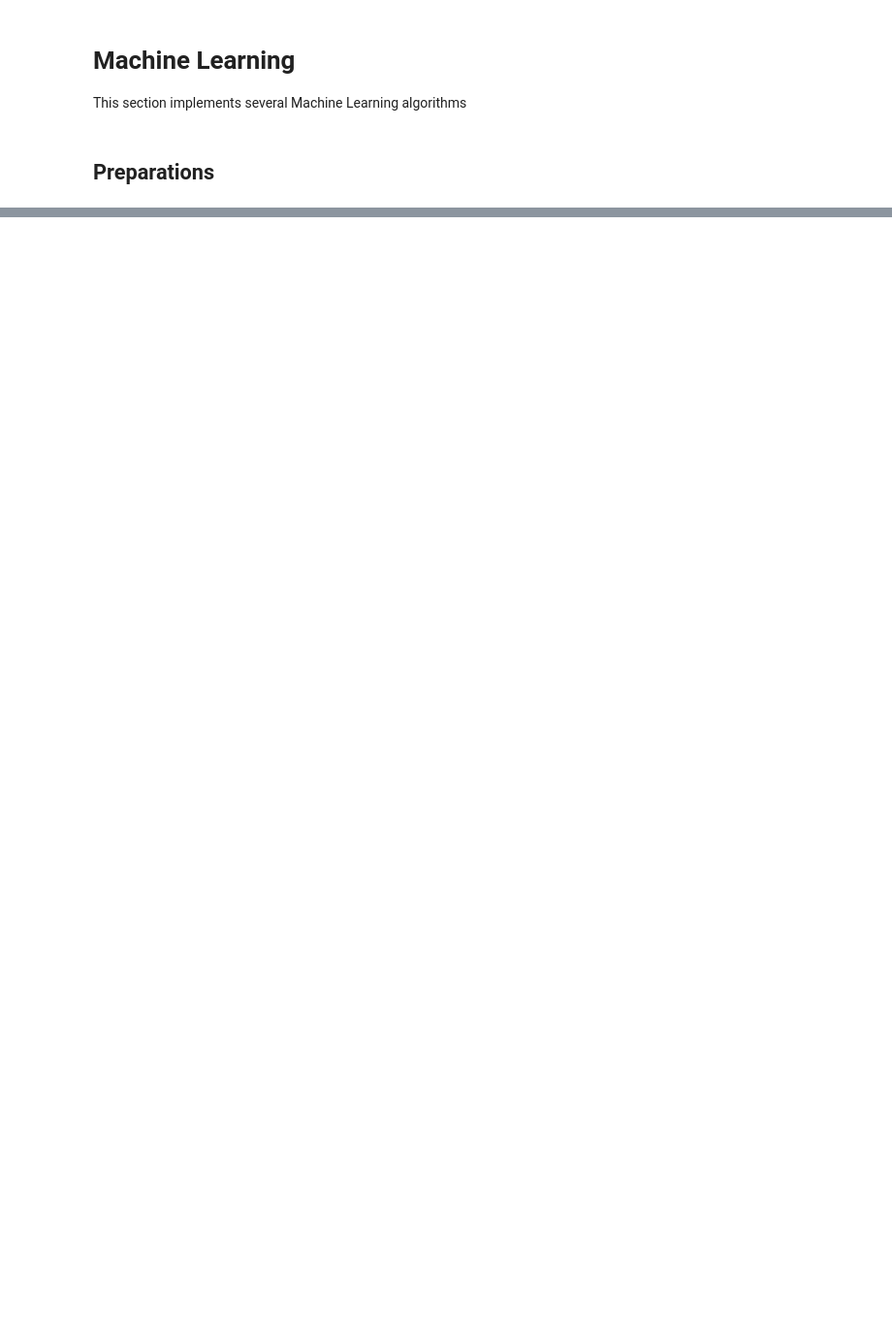
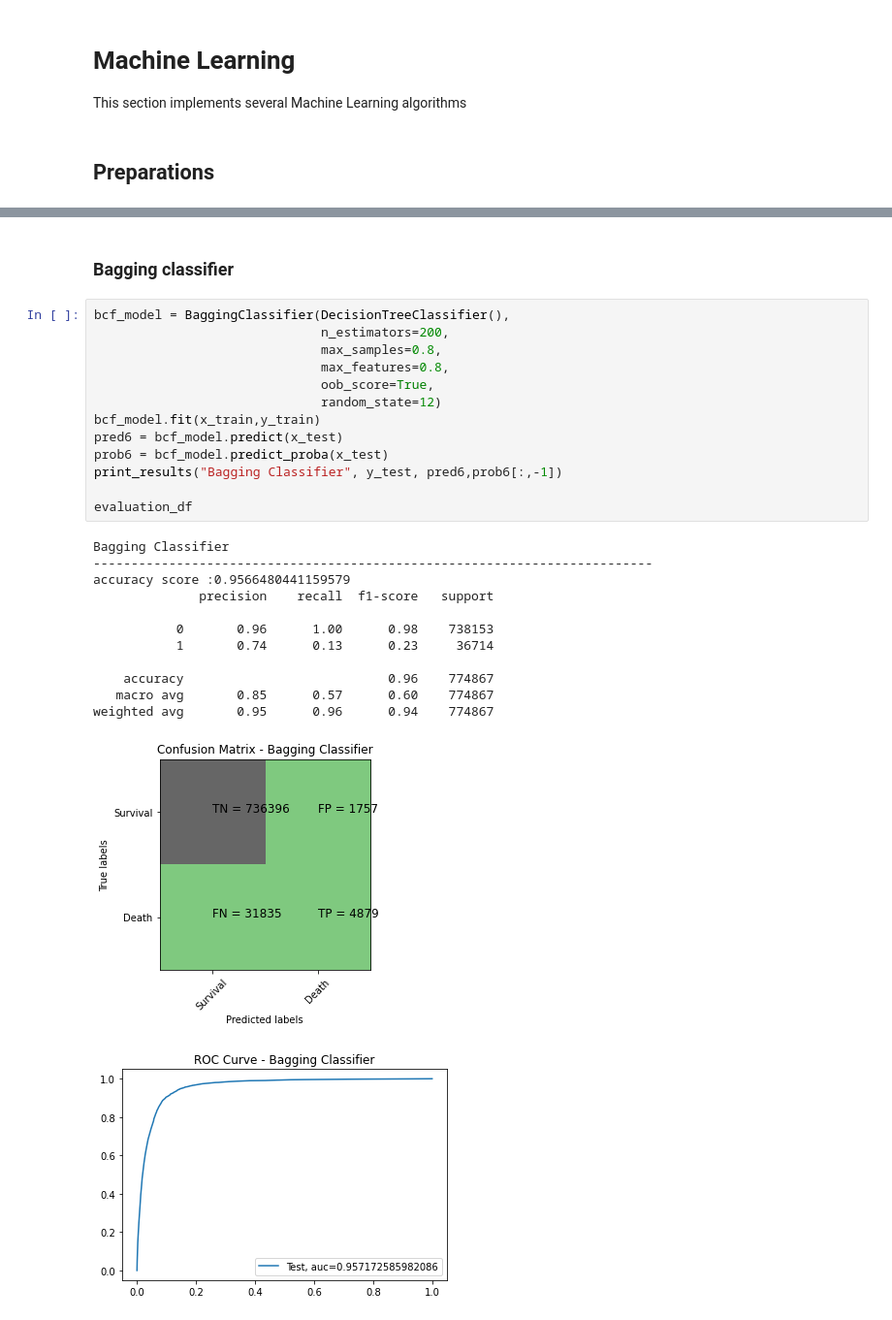
Before and after one commit to babakmahmoudian/ADS-ML, a Jupyter notebook: ml.ipynb, the cells around one changed output, grey strips where cells are left out. Shown at 97% size. Cells and saved outputs as stored; diff of their text form; blank space fills up the shorter version.

```diff
--- a/ml.ipynb
+++ b/ml.ipynb
@@ -781,0 +645,29 @@ weighted avg       0.95      0.96      0.96    192514
+# %% [markdown]
+### Bagging classifier
+# %%
+bcf_model = BaggingClassifier(DecisionTreeClassifier(),
+                              n_estimators=200,
+                              max_samples=0.8,
+                              max_features=0.8,
+                              oob_score=True,
+                              random_state=12)
+bcf_model.fit(x_train,y_train)
+pred6 = bcf_model.predict(x_test)
+prob6 = bcf_model.predict_proba(x_test)
+print_results("Bagging Classifier", y_test, pred6,prob6[:,-1])
+
+evaluation_df
+# %% [output]
+Bagging Classifier
+--------------------------------------------------------------------------
+accuracy score :0.9566480441159579
+              precision    recall  f1-score   support
+
+           0       0.96      1.00      0.98    738153
+           1       0.74      0.13      0.23     36714
+
+    accuracy                           0.96    774867
+   macro avg       0.85      0.57      0.60    774867
+weighted avg       0.95      0.96      0.94    774867
+[figure, added]
+[figure, added]
```
Also changed, not shown: parts of 140 cells of this notebook.
